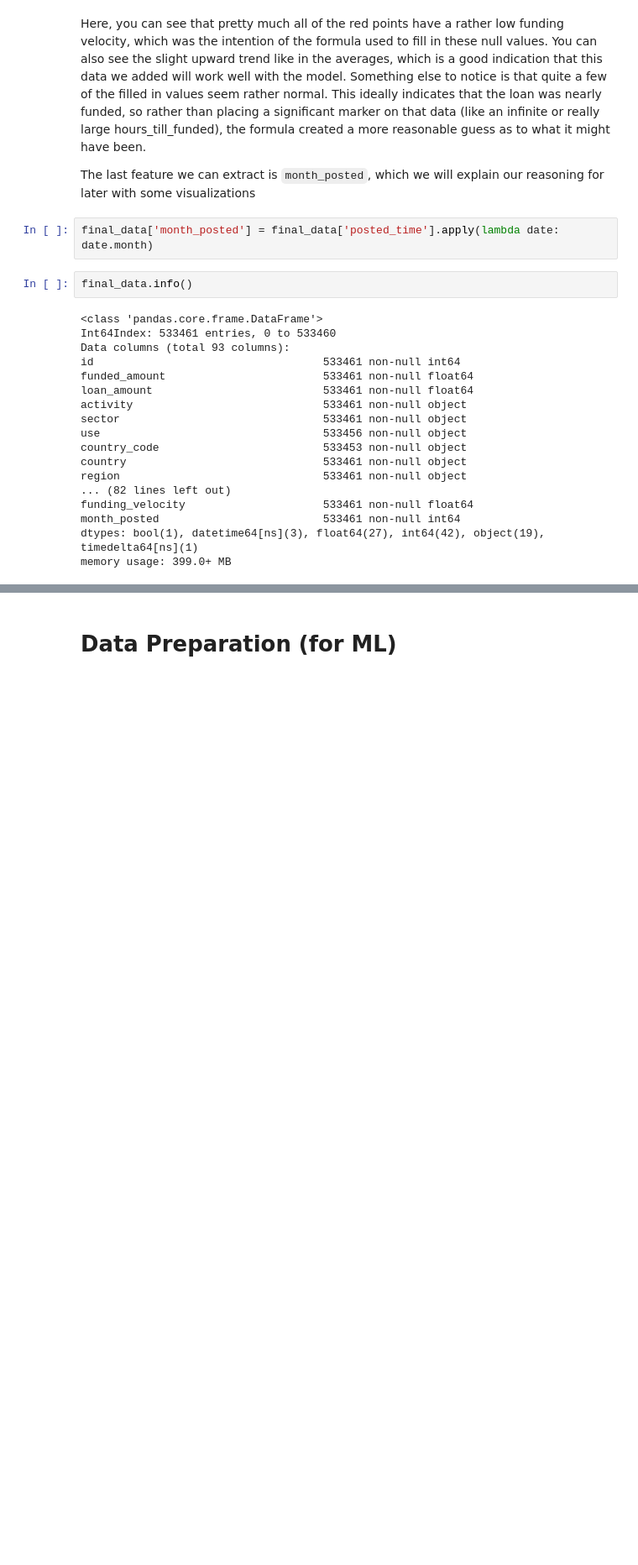
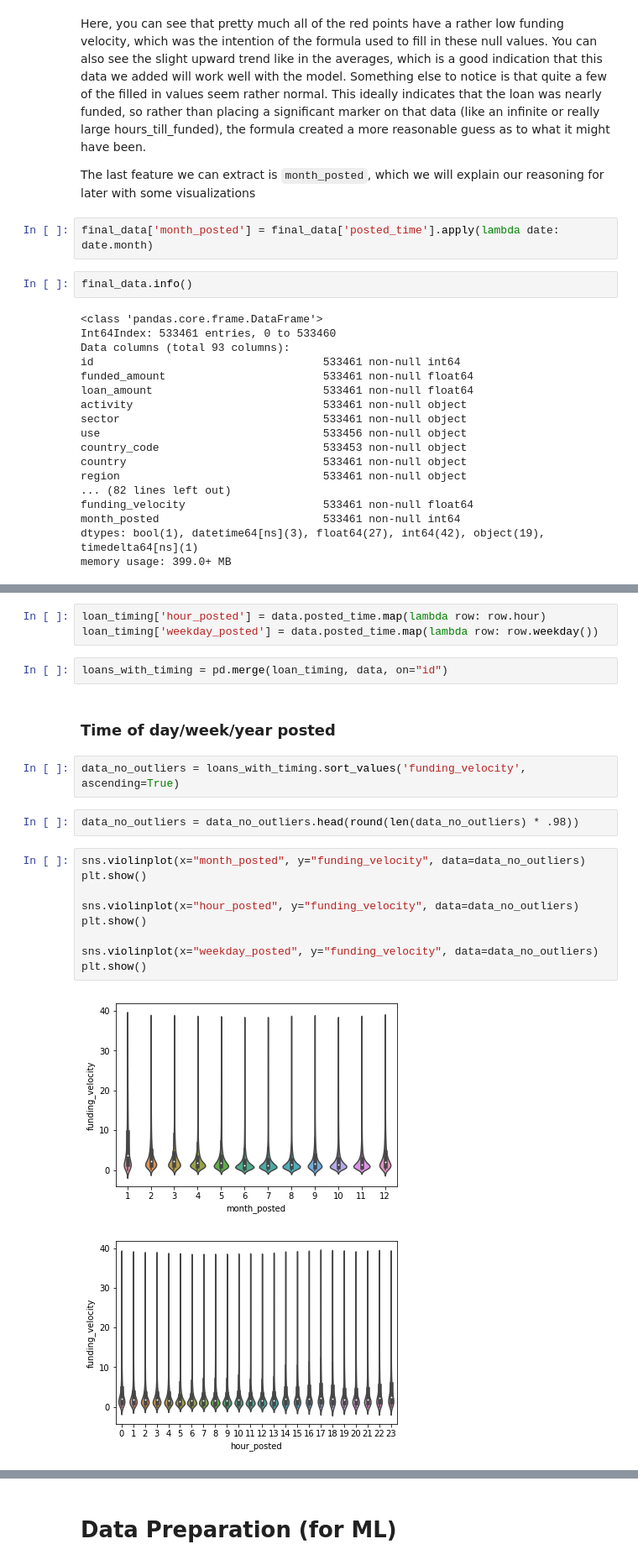
Before and after one commit to JCRaymond/ITCS_4156_FInal, a Jupyter notebook: Final Project.ipynb, the cells around one changed output, grey strips where cells are left out. Shown at 84% size. Saved outputs shown, nothing was run; the diff lists cells and outputs as text; blank space fills up the shorter version.

Commit message:
Add visualizations

```diff
--- a/Final Project.ipynb
+++ b/Final Project.ipynb
@@ -2051,0 +2123,23 @@ memory usage: 399.0+ MB
+# %%
+loan_timing['hour_posted'] = data.posted_time.map(lambda row: row.hour)
+loan_timing['weekday_posted'] = data.posted_time.map(lambda row: row.weekday())
+# %%
+loans_with_timing = pd.merge(loan_timing, data, on="id")
+# %% [markdown]
+### Time of day/week/year posted
+# %%
+data_no_outliers = loans_with_timing.sort_values('funding_velocity', ascending=True)
+# %%
+data_no_outliers = data_no_outliers.head(round(len(data_no_outliers) * .98))
+# %%
+sns.violinplot(x="month_posted", y="funding_velocity", data=data_no_outliers)
+plt.show()
+
+sns.violinplot(x="hour_posted", y="funding_velocity", data=data_no_outliers)
+plt.show()
+
+sns.violinplot(x="weekday_posted", y="funding_velocity", data=data_no_outliers)
+plt.show()
+# %% [output]
+[figure, added]
+[figure, added]
```
Also changed, not shown: parts of 124 cells of this notebook.
